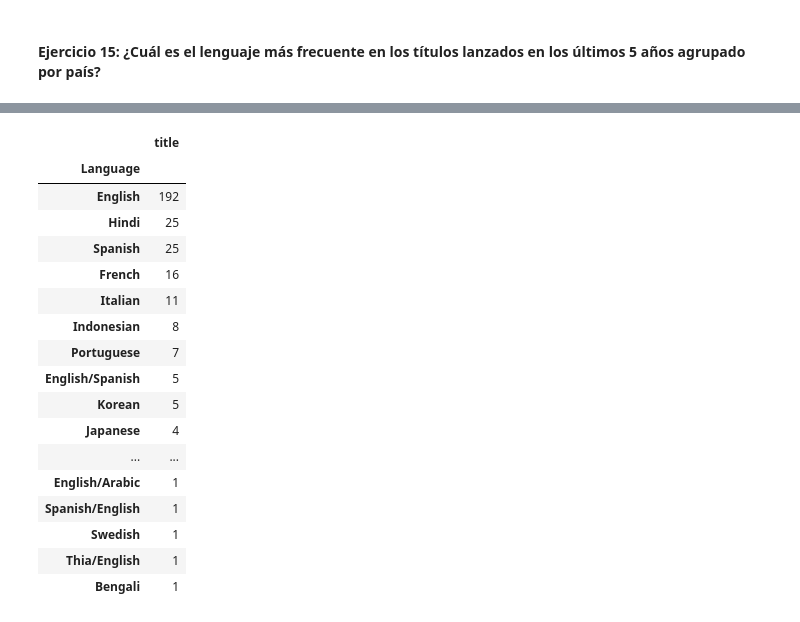
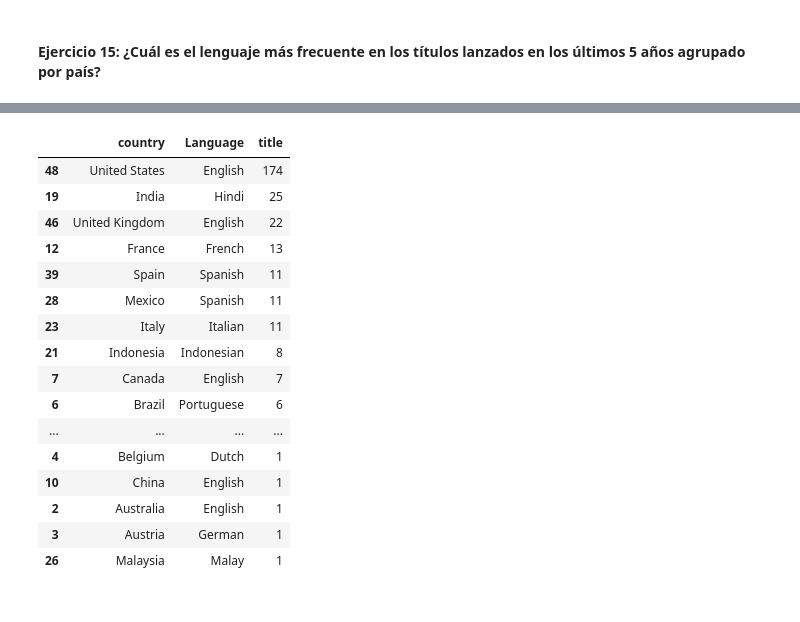
Before and after one commit to MiguelLopezVirues/modulo2_leccion3_pandas_filtrado_groupby, a Jupyter notebook: laboratorio-modulo2-leccion03-groupby.ipynb, the cells around one changed output, grey strips where cells are left out. Cells and saved outputs as stored; diff of their text form; code cells hidden in the pictures.

```diff
--- a/laboratorio-modulo2-leccion03-groupby.ipynb
+++ b/laboratorio-modulo2-leccion03-groupby.ipynb
@@ -404,0 +409,5 @@ five_years_prior = datetime.datetime.now().year - 5
+# %%
+netflix_exploded_languages = netflix_exploded.copy()
+netflix_exploded_languages["Language"] = netflix_exploded["Language"].str.split("/")
+netflix_exploded_languages = netflix_exploded_languages.explode("Language")
+netflix_exploded_languages.head()
@@ -405,21 +421,21 @@ five_years_prior = datetime.datetime.now().year - 5
 # %%
-netflix.query("release_year >= @five_years_prior").groupby("Language")[["title"]].count().sort_values(by="title",ascending=False)
+language_grouping = netflix_exploded_languages.query("release_year >= @five_years_prior").groupby(["country","Language"])[["title"]].count().reset_index()
+language_grouping.iloc[language_grouping.groupby("country")["title"].idxmax()].sort_values(by="title",ascending=False)
 # %% [output]
-|  | title |
-| Language |  |
-| English | 192 |
-| Hindi | 25 |
-| Spanish | 25 |
-| French | 16 |
-| Italian | 11 |
-| Indonesian | 8 |
-| Portuguese | 7 |
-| English/Spanish | 5 |
-| Korean | 5 |
-| Japanese | 4 |
-| ... | ... |
-| English/Arabic | 1 |
-| Spanish/English | 1 |
-| Swedish | 1 |
-| Thia/English | 1 |
-| Bengali | 1 |
+|  | country | Language | title |
+| 48 | United States | English | 174 |
+| 19 | India | Hindi | 25 |
+| 46 | United Kingdom | English | 22 |
+| 12 | France | French | 13 |
+| 39 | Spain | Spanish | 11 |
+| 28 | Mexico | Spanish | 11 |
+| 23 | Italy | Italian | 11 |
+| 21 | Indonesia | Indonesian | 8 |
+| 7 | Canada | English | 7 |
+| 6 | Brazil | Portuguese | 6 |
+| ... | ... | ... | ... |
+| 4 | Belgium | Dutch | 1 |
+| 10 | China | English | 1 |
+| 2 | Australia | English | 1 |
+| 3 | Austria | German | 1 |
+| 26 | Malaysia | Malay | 1 |
```
Also changed, not shown: parts of 3 cells of this notebook.
